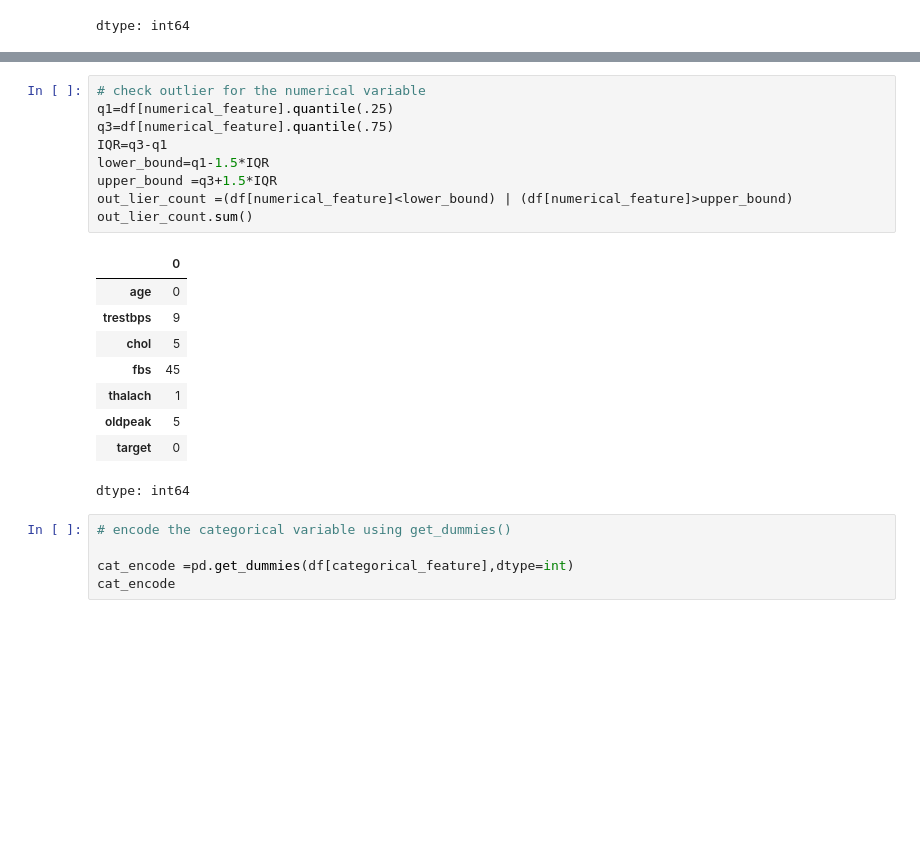
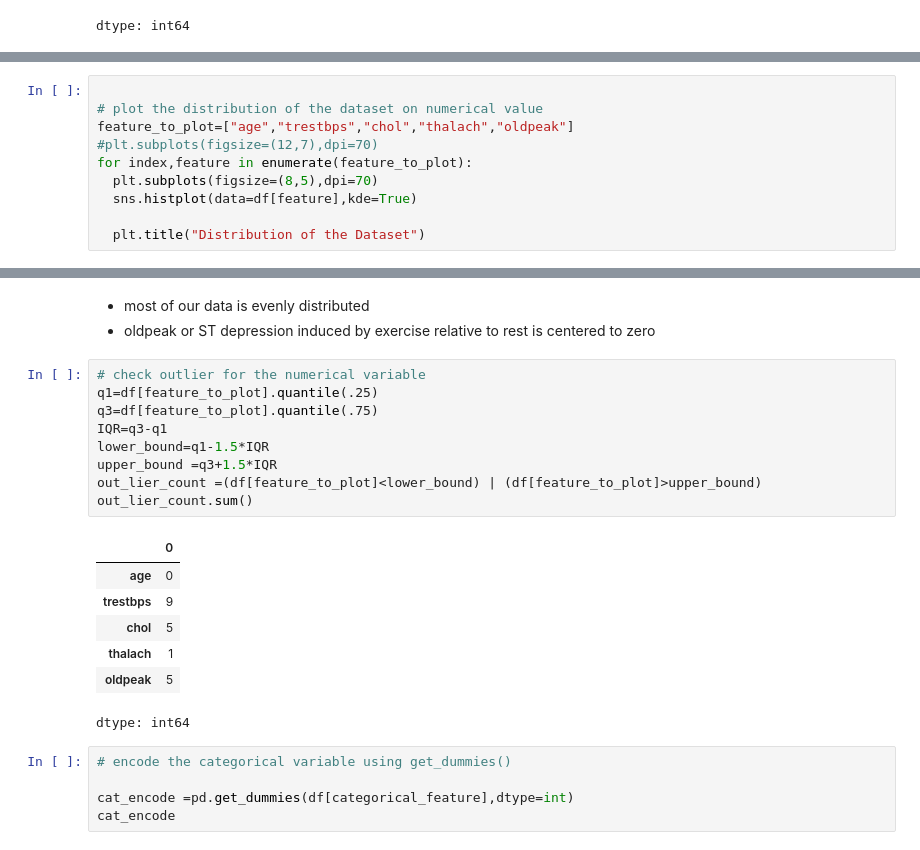
Before and after one commit to cwa312/Project4, a Jupyter notebook: heart_desease_pred.ipynb, the cells around one changed output, grey strips where cells are left out. Saved outputs shown, nothing was run; the diff lists cells and outputs as text; blank space fills up the shorter version.

```diff
--- a/heart_desease_pred.ipynb
+++ b/heart_desease_pred.ipynb
@@ -162,0 +165,10 @@ dtype: int64
+# %%
+
+# plot the distribution of the dataset on numerical value
+feature_to_plot=["age","trestbps","chol","thalach","oldpeak"]
+#plt.subplots(figsize=(12,7),dpi=70)
+for index,feature in enumerate(feature_to_plot):
+  plt.subplots(figsize=(8,5),dpi=70)
+  sns.histplot(data=df[feature],kde=True)
+
+  plt.title("Distribution of the Dataset")
@@ -163,21 +181,24 @@ dtype: int64
+# %% [markdown]
+
+
+*   most of our data is evenly distributed
+*   oldpeak or ST depression induced by exercise relative to rest is centered to zero
 # %%
 # check outlier for the numerical variable
-q1=df[numerical_feature].quantile(.25)
-q3=df[numerical_feature].quantile(.75)
+q1=df[feature_to_plot].quantile(.25)
+q3=df[feature_to_plot].quantile(.75)
 IQR=q3-q1
 lower_bound=q1-1.5*IQR
 upper_bound =q3+1.5*IQR
-out_lier_count =(df[numerical_feature]<lower_bound) | (df[numerical_feature]>upper_bound)
+out_lier_count =(df[feature_to_plot]<lower_bound) | (df[feature_to_plot]>upper_bound)
 out_lier_count.sum()
 # %% [output]
 |  | 0 |
 | age | 0 |
 | trestbps | 9 |
 | chol | 5 |
-| fbs | 45 |
 | thalach | 1 |
 | oldpeak | 5 |
-| target | 0 |
 dtype: int64
 # %%
 # encode the categorical variable using get_dummies()
```
Also changed, not shown: parts of 2 cells of this notebook.
